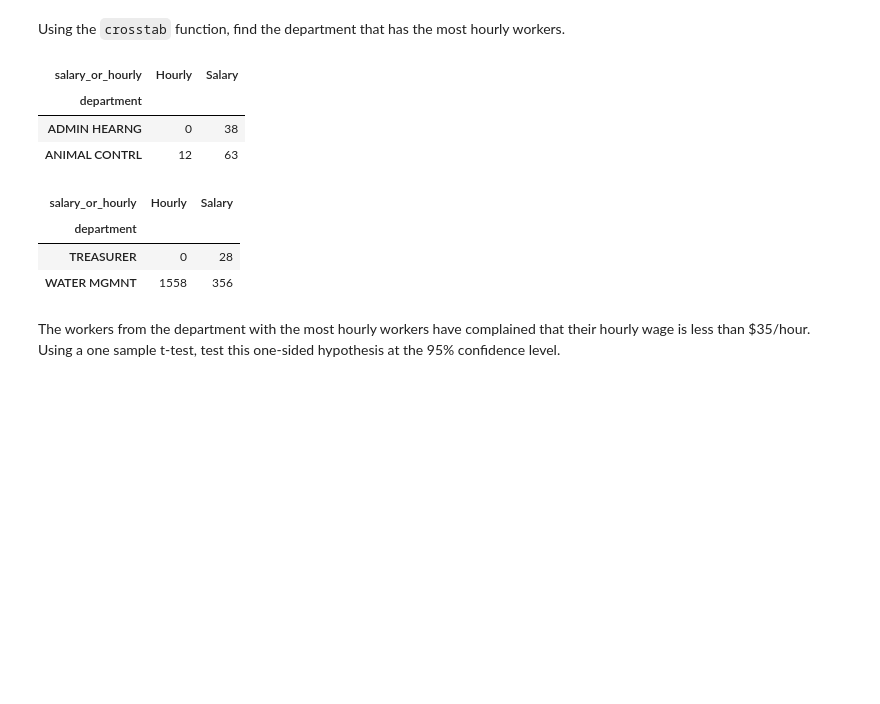
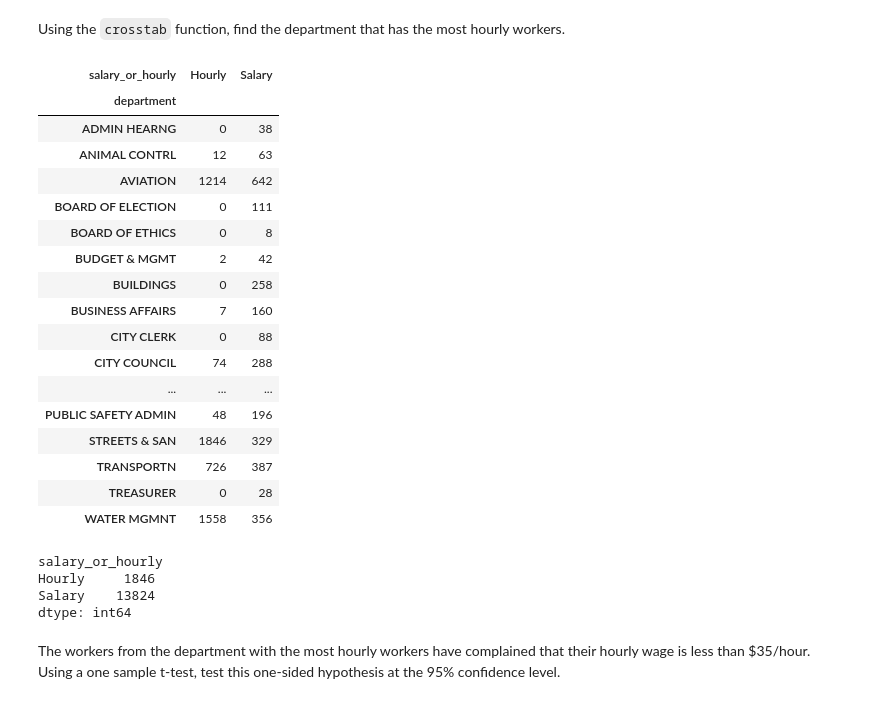
Before and after one commit to lleonrivero/Hypothesis_Testing, a Jupyter notebook: hypothesis.ipynb, the cells around one changed output. Drawn from its saved outputs; the diff is of its cells as text; code cells hidden in the pictures; blank space fills up the shorter version.

```diff
--- a/hypothesis.ipynb
+++ b/hypothesis.ipynb
@@ -214,17 +185,31 @@ Using the `crosstab` function, find the department that has the most hourly work
 # %%
 # Your code here:
 data_crosstab = pd.crosstab(data['department'], data['salary_or_hourly'], margins = False)
-display(data_crosstab.head(2))
-display(data_crosstab.tail(2))
+display(data_crosstab)
+data_crosstab.max()
 # %% [output]
 | salary_or_hourly | Hourly | Salary |
 | department |  |  |
 | ADMIN HEARNG | 0 | 38 |
 | ANIMAL CONTRL | 12 | 63 |
+| AVIATION | 1214 | 642 |
+| BOARD OF ELECTION | 0 | 111 |
+| BOARD OF ETHICS | 0 | 8 |
+| BUDGET & MGMT | 2 | 42 |
+| BUILDINGS | 0 | 258 |
+| BUSINESS AFFAIRS | 7 | 160 |
+| CITY CLERK | 0 | 88 |
+| CITY COUNCIL | 74 | 288 |
+| ... | ... | ... |
+| PUBLIC SAFETY ADMIN | 48 | 196 |
+| STREETS & SAN | 1846 | 329 |
+| TRANSPORTN | 726 | 387 |
+| TREASURER | 0 | 28 |
+| WATER MGMNT | 1558 | 356 |
-| salary_or_hourly | Hourly | Salary |
-| department |  |  |
-| TREASURER | 0 | 28 |
-| WATER MGMNT | 1558 | 356 |
+salary_or_hourly
+Hourly     1846
+Salary    13824
+dtype: int64
 # %% [markdown]
 The workers from the department with the most hourly workers have complained that their hourly wage is less than $35/hour. Using a one sample t-test, test this one-sided hypothesis at the 95% confidence level.
 # %%
```
Also changed, not shown: parts of 12 cells of this notebook.
